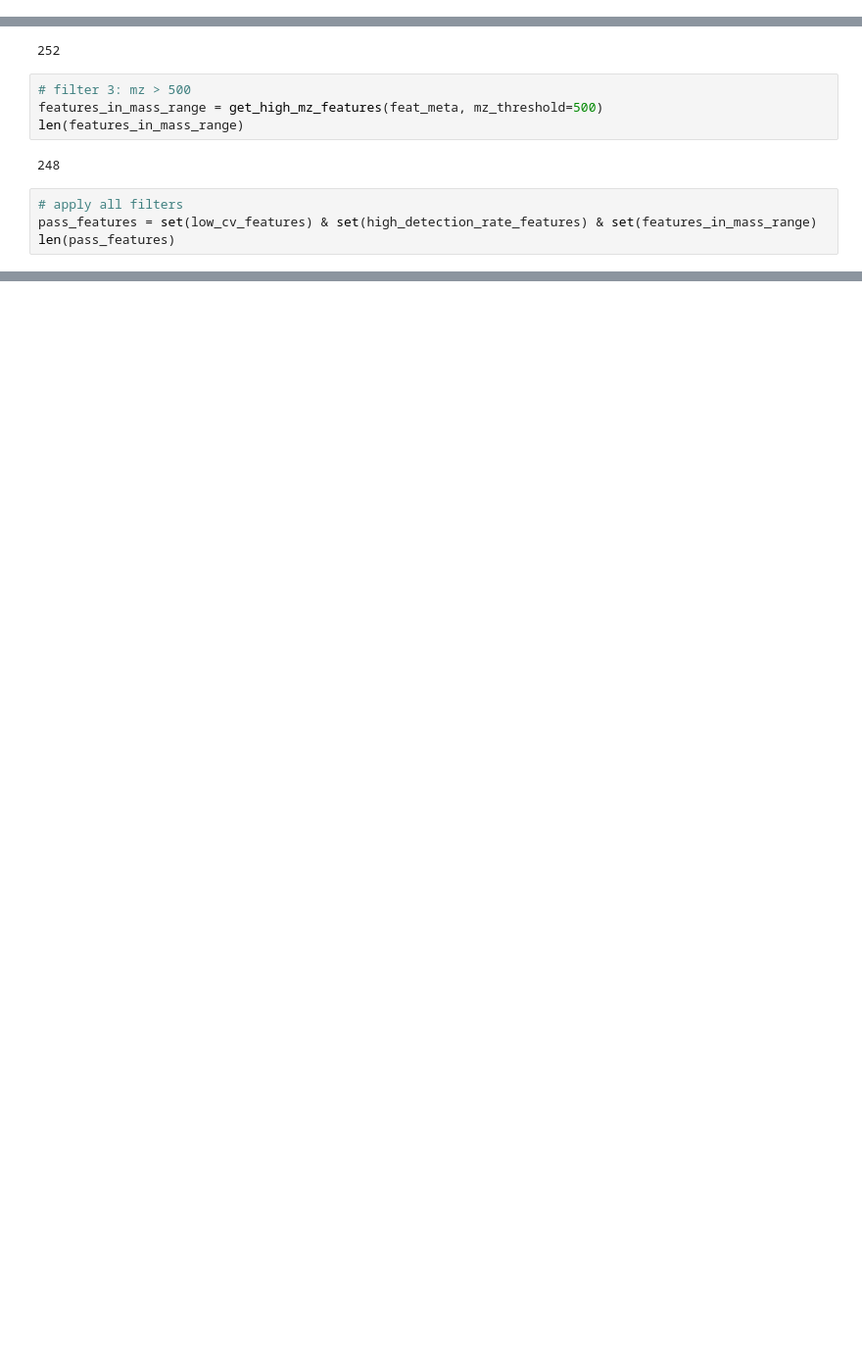
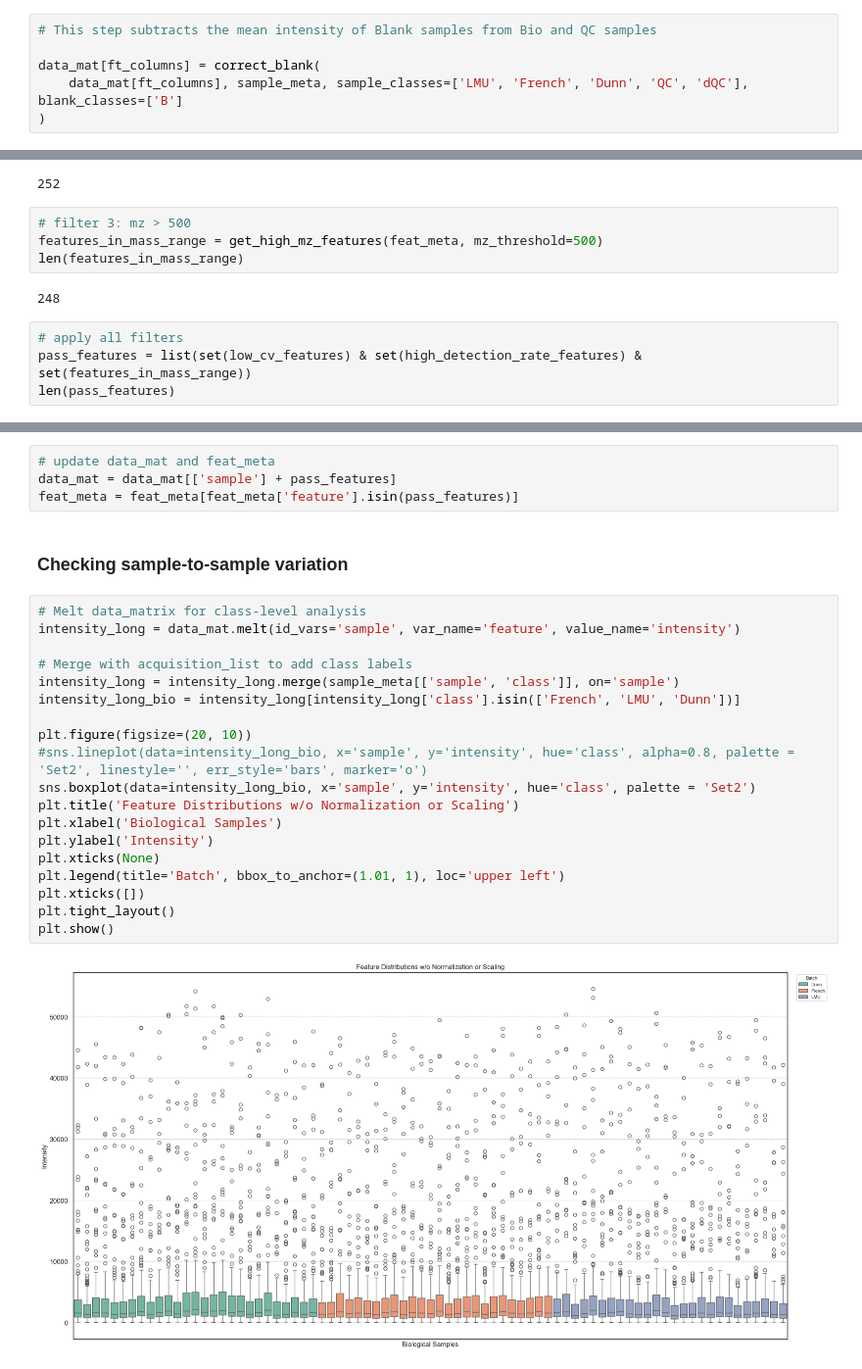
Before and after one commit to AliSaadatV/glycan_analysis, a Jupyter notebook: task1/notebooks/02_data_processing.ipynb, the cells around one changed output, grey strips where cells are left out. Shown: that part at 98% size. Cells and saved outputs as stored; diff of their text form; blank space fills up the shorter version.

Commit message:
completed 02_data_processing. save clean data in results/misc/data_mat_filter_norm_scale.csv

```diff
--- a/task1/notebooks/02_data_processing.ipynb
+++ b/task1/notebooks/02_data_processing.ipynb
@@ -35,0 +39,6 @@ ft_columns = [col for col in data_mat.columns if col.startswith('FT')]
+# %%
+# This step subtracts the mean intensity of Blank samples from Bio and QC samples
+
+data_mat[ft_columns] = correct_blank(
+    data_mat[ft_columns], sample_meta, sample_classes=['LMU', 'French', 'Dunn', 'QC', 'dQC'], blank_classes=['B']
+)
@@ -55,5 +69,5 @@ len(features_in_mass_range)
 248
 # %%
 # apply all filters
-pass_features = set(low_cv_features) & set(high_detection_rate_features) & set(features_in_mass_range)
+pass_features = list(set(low_cv_features) & set(high_detection_rate_features) & set(features_in_mass_range))
 len(pass_features)
@@ -59,0 +76,27 @@ len(pass_features)
+# %%
+# update data_mat and feat_meta
+data_mat = data_mat[['sample'] + pass_features]
+feat_meta = feat_meta[feat_meta['feature'].isin(pass_features)]
+# %% [markdown]
+### Checking sample-to-sample variation
+# %%
+# Melt data_matrix for class-level analysis
+intensity_long = data_mat.melt(id_vars='sample', var_name='feature', value_name='intensity')
+
+# Merge with acquisition_list to add class labels
+intensity_long = intensity_long.merge(sample_meta[['sample', 'class']], on='sample')
+intensity_long_bio = intensity_long[intensity_long['class'].isin(['French', 'LMU', 'Dunn'])]
+
+plt.figure(figsize=(20, 10))
+#sns.lineplot(data=intensity_long_bio, x='sample', y='intensity', hue='class', alpha=0.8, palette = 'Set2', linestyle='', err_style='bars', marker='o')
+sns.boxplot(data=intensity_long_bio, x='sample', y='intensity', hue='class', palette = 'Set2')
+plt.title('Feature Distributions w/o Normalization or Scaling')
+plt.xlabel('Biological Samples')
+plt.ylabel('Intensity')
+plt.xticks(None)
+plt.legend(title='Batch', bbox_to_anchor=(1.01, 1), loc='upper left')
+plt.xticks([])
+plt.tight_layout()
+plt.show()
+# %% [output]
+[figure, added]
```
Also changed, not shown: parts of 11 cells of this notebook, 1 other file.
